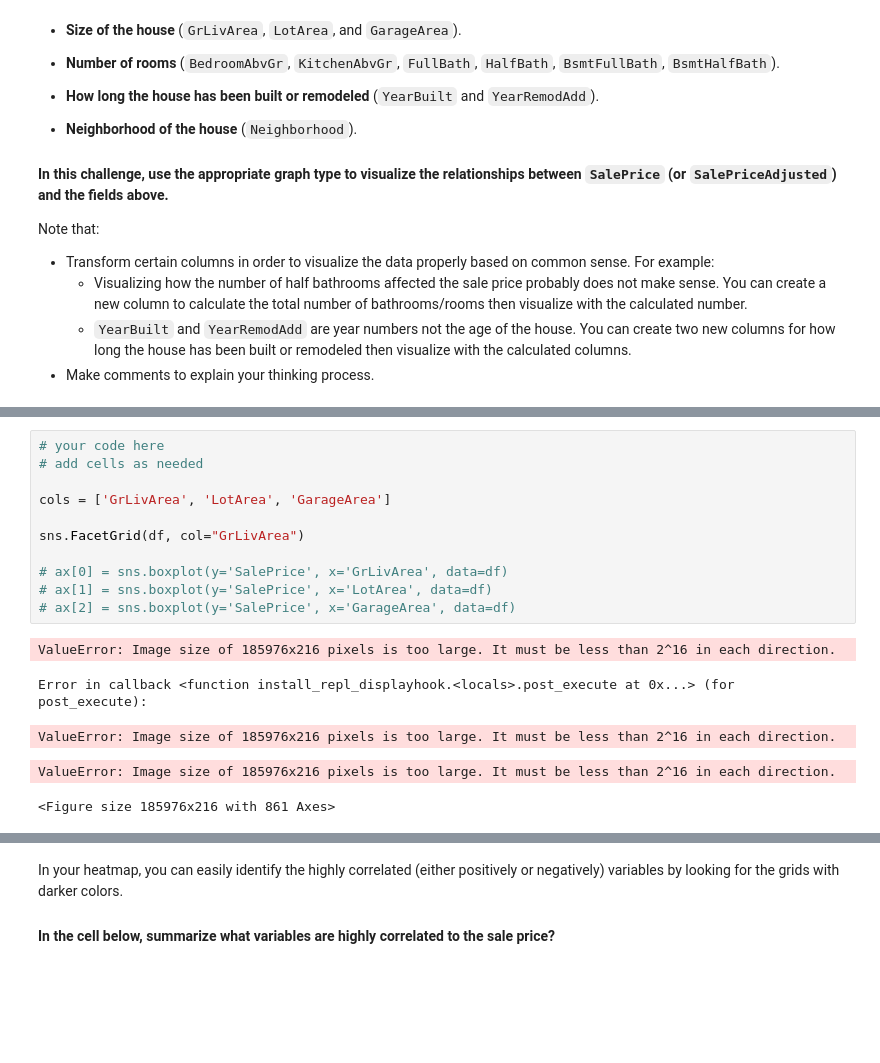
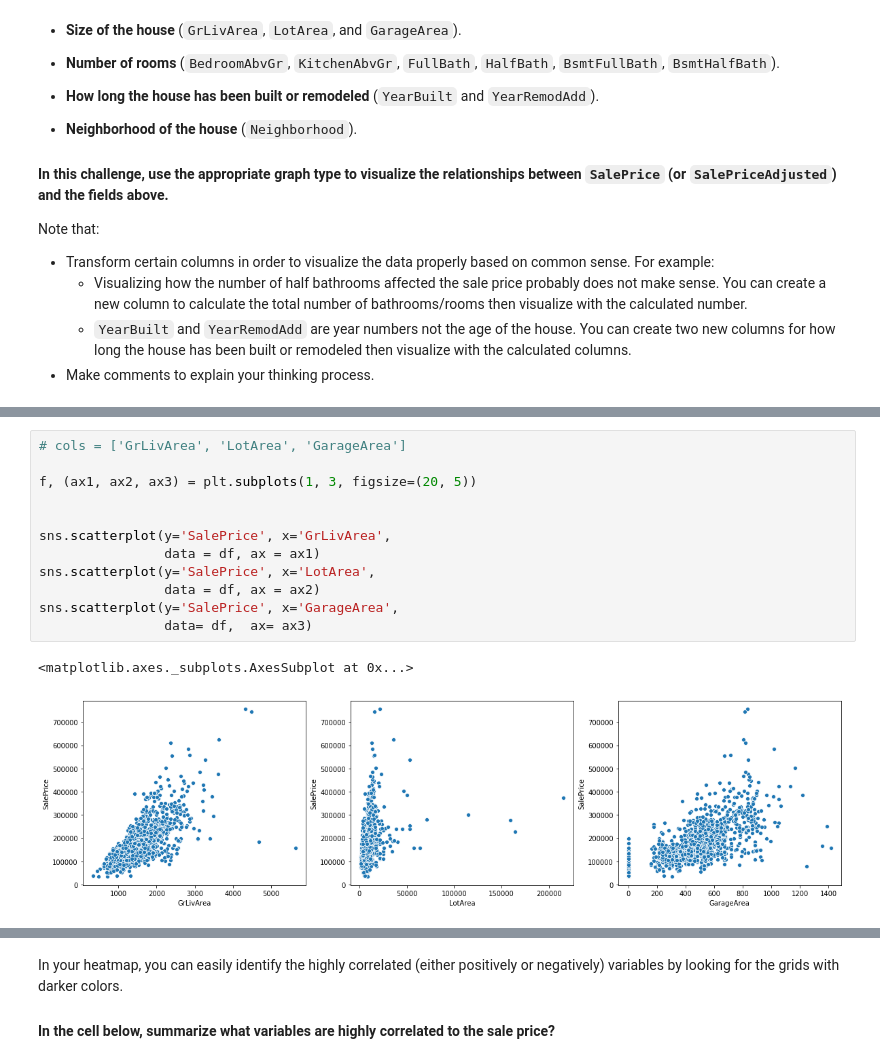
Before and after one commit to ta-datapt-bcn/lab-storytelling-data-visualization, a Jupyter notebook: your-code/main.ipynb, the cells around one changed output, grey strips where cells are left out. Cells and saved outputs as stored; diff of their text form; blank space fills up the shorter version.

```diff
--- a/your-code/main.ipynb
+++ b/your-code/main.ipynb
@@ -164,17 +178,15 @@ Note that:
 # %%
-# your code here
-# add cells as needed
+# cols = ['GrLivArea', 'LotArea', 'GarageArea']
 
-cols = ['GrLivArea', 'LotArea', 'GarageArea']
+f, (ax1, ax2, ax3) = plt.subplots(1, 3, figsize=(20, 5))
 
-sns.FacetGrid(df, col="GrLivArea")
 
-# ax[0] = sns.boxplot(y='SalePrice', x='GrLivArea', data=df)
-# ax[1] = sns.boxplot(y='SalePrice', x='LotArea', data=df)
-# ax[2] = sns.boxplot(y='SalePrice', x='GarageArea', data=df)
+sns.scatterplot(y='SalePrice', x='GrLivArea',
+                data = df, ax = ax1)
+sns.scatterplot(y='SalePrice', x='LotArea',
+                data = df, ax = ax2)
+sns.scatterplot(y='SalePrice', x='GarageArea',
+                data= df,  ax= ax3)
 # %% [output]
-ValueError: Image size of 185976x216 pixels is too large. It must be less than 2^16 in each direction.
+<matplotlib.axes._subplots.AxesSubplot at 0x...>
-Error in callback <function install_repl_displayhook.<locals>.post_execute at 0x...> (for post_execute):
-ValueError: Image size of 185976x216 pixels is too large. It must be less than 2^16 in each direction.
-ValueError: Image size of 185976x216 pixels is too large. It must be less than 2^16 in each direction.
-<Figure size 185976x216 with 861 Axes>
+[figure, added]
```
Also changed, not shown: parts of 15 cells of this notebook.
